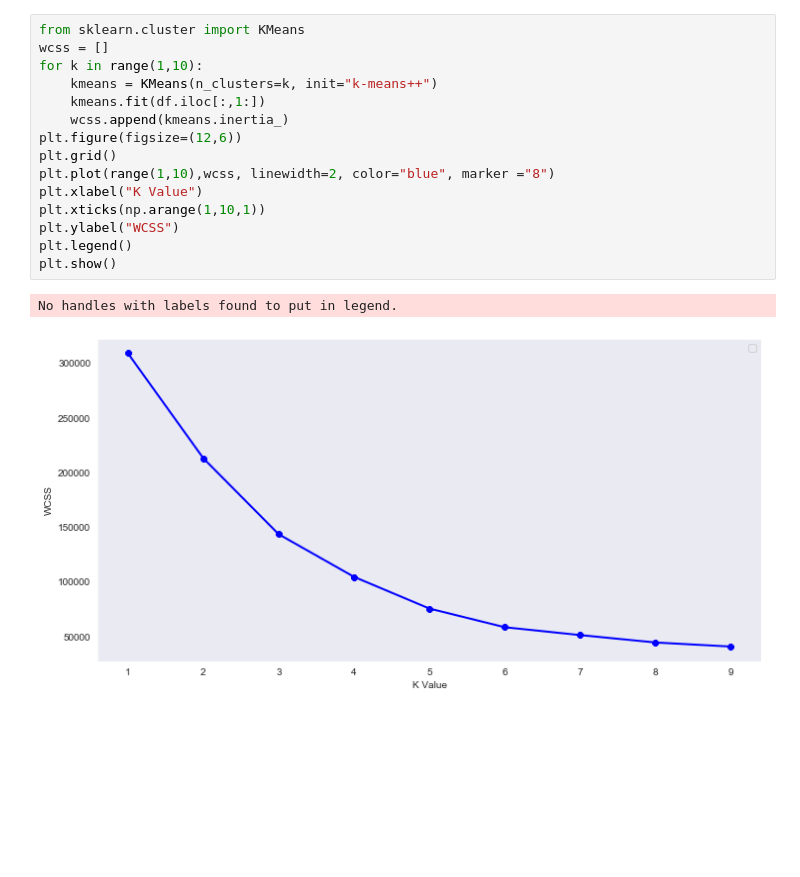
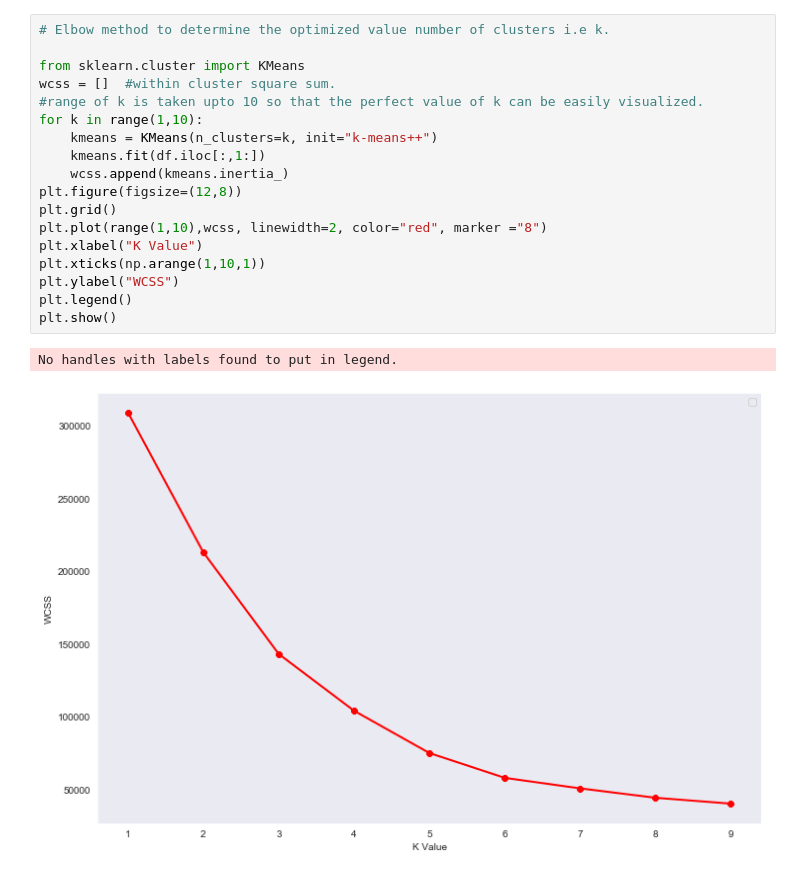
Before and after one commit to adarshkumar8225/clustering, a Jupyter notebook: clustering.ipynb, the cells around one changed output. Drawn from its saved outputs; the diff is of its cells as text; blank space fills up the shorter version.

```diff
--- a/clustering.ipynb
+++ b/clustering.ipynb
@@ -78,21 +86,24 @@ plt.show()
 # %% [output]
 [figure]
 # %%
+# Elbow method to determine the optimized value number of clusters i.e k.
+
 from sklearn.cluster import KMeans
-wcss = []
+wcss = []  #within cluster square sum.
+#range of k is taken upto 10 so that the perfect value of k can be easily visualized.
 for k in range(1,10):
     kmeans = KMeans(n_clusters=k, init="k-means++")
     kmeans.fit(df.iloc[:,1:])
     wcss.append(kmeans.inertia_)
-plt.figure(figsize=(12,6))
+plt.figure(figsize=(12,8))
 plt.grid()
-plt.plot(range(1,10),wcss, linewidth=2, color="blue", marker ="8")
+plt.plot(range(1,10),wcss, linewidth=2, color="red", marker ="8")
 plt.xlabel("K Value")
 plt.xticks(np.arange(1,10,1))
 plt.ylabel("WCSS")
 plt.legend()
 plt.show()
 # %% [output]
 No handles with labels found to put in legend.
-[figure, old version]
+[figure, new version]
 # %%
```
Also changed, not shown: parts of 8 cells of this notebook.
